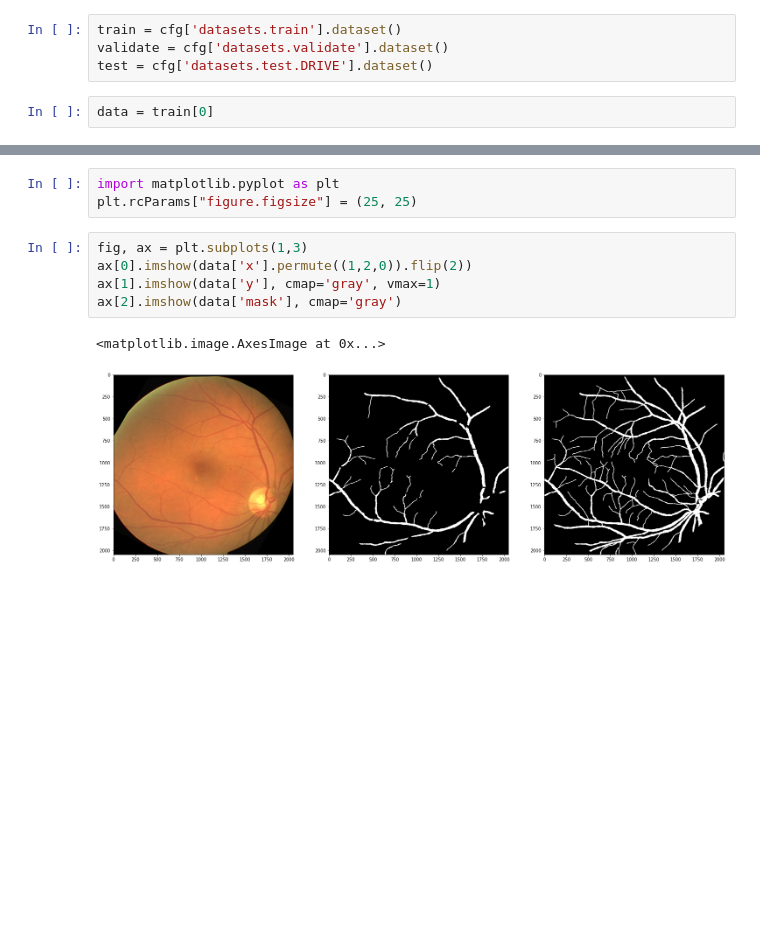
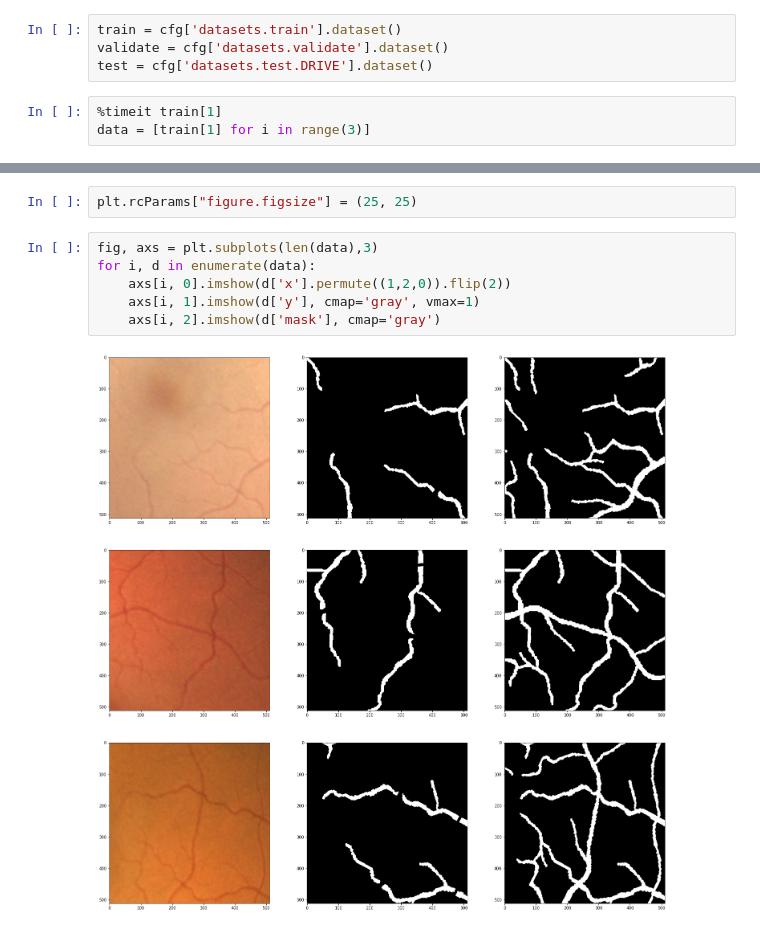
Before and after one commit to gabriel-lepetitaimon/nn-template, a Jupyter notebook: unit_test/DataAugmentation.ipynb, the cells around one changed output, grey strips where cells are left out. Cells and saved outputs as stored; diff of their text form; blank space fills up the shorter version.

```diff
--- a/unit_test/DataAugmentation.ipynb
+++ b/unit_test/DataAugmentation.ipynb
@@ -19,4 +21,5 @@ train = cfg['datasets.train'].dataset()
 validate = cfg['datasets.validate'].dataset()
 test = cfg['datasets.test.DRIVE'].dataset()
 # %%
-data = train[0]
+%timeit train[1]
+data = [train[1] for i in range(3)]
@@ -23,11 +28,10 @@ data = train[0]
 # %%
-import matplotlib.pyplot as plt
 plt.rcParams["figure.figsize"] = (25, 25)
 # %%
-fig, ax = plt.subplots(1,3)
-ax[0].imshow(data['x'].permute((1,2,0)).flip(2))
-ax[1].imshow(data['y'], cmap='gray', vmax=1)
-ax[2].imshow(data['mask'], cmap='gray')
+fig, axs = plt.subplots(len(data),3)
+for i, d in enumerate(data):
+    axs[i, 0].imshow(d['x'].permute((1,2,0)).flip(2))
+    axs[i, 1].imshow(d['y'], cmap='gray', vmax=1)
+    axs[i, 2].imshow(d['mask'], cmap='gray')
 # %% [output]
-<matplotlib.image.AxesImage at 0x...>
-[figure, old version]
+[figure, new version]
```
Also changed, not shown: parts of 2 cells of this notebook, 15 other files.
